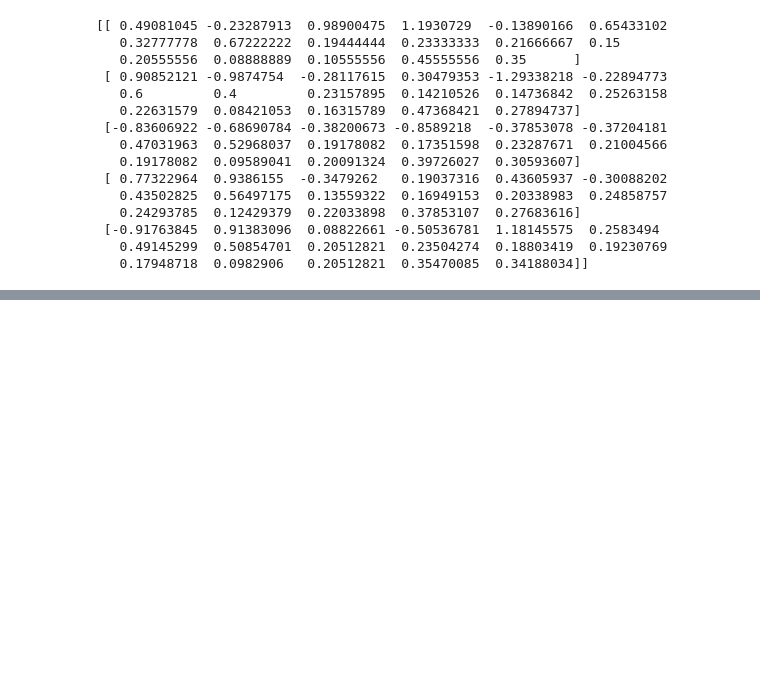
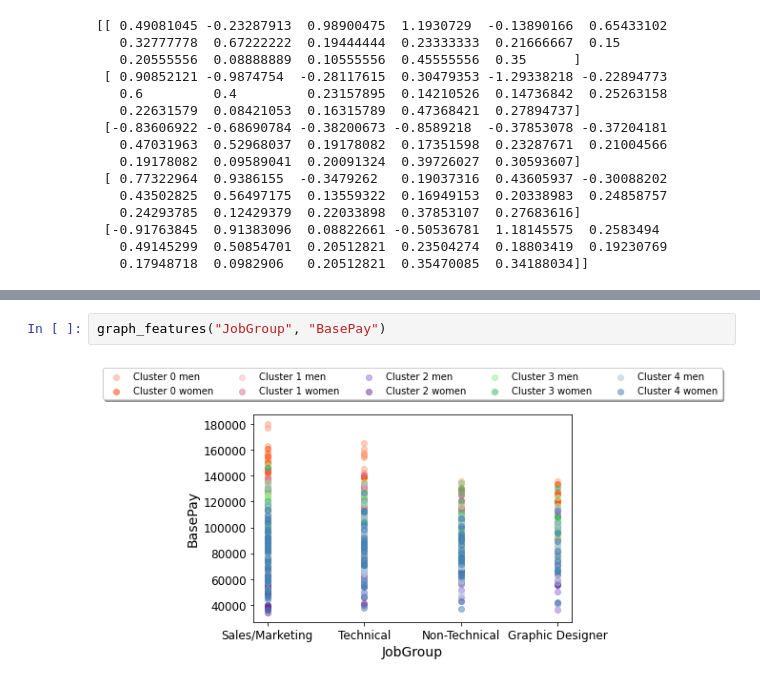
Before and after one commit to parulgo7/GHH22_EmployeeEmpowerment, a Jupyter notebook: GirlsHooCodeHackathonProject.ipynb, the cells around one changed output, grey strips where cells are left out. Saved outputs shown, nothing was run; the diff lists cells and outputs as text; blank space fills up the shorter version.

```diff
--- a/GirlsHooCodeHackathonProject.ipynb
+++ b/GirlsHooCodeHackathonProject.ipynb
@@ -389,0 +408,4 @@ Bonus        6188.888889         1379.881955
+# %%
+graph_features("JobGroup", "BasePay")
+# %% [output]
+[figure, added]
```
Also changed, not shown: parts of 7 cells of this notebook.
